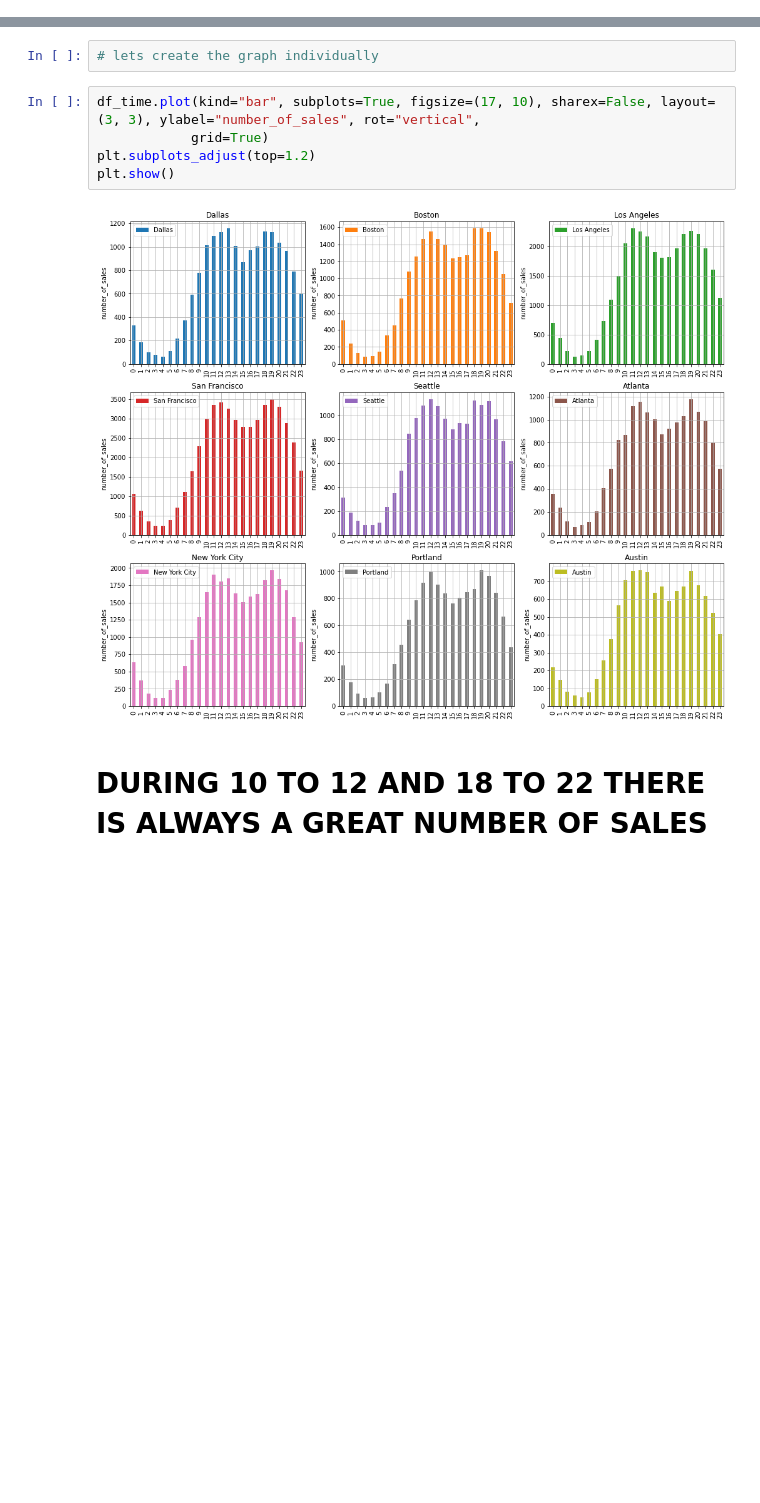
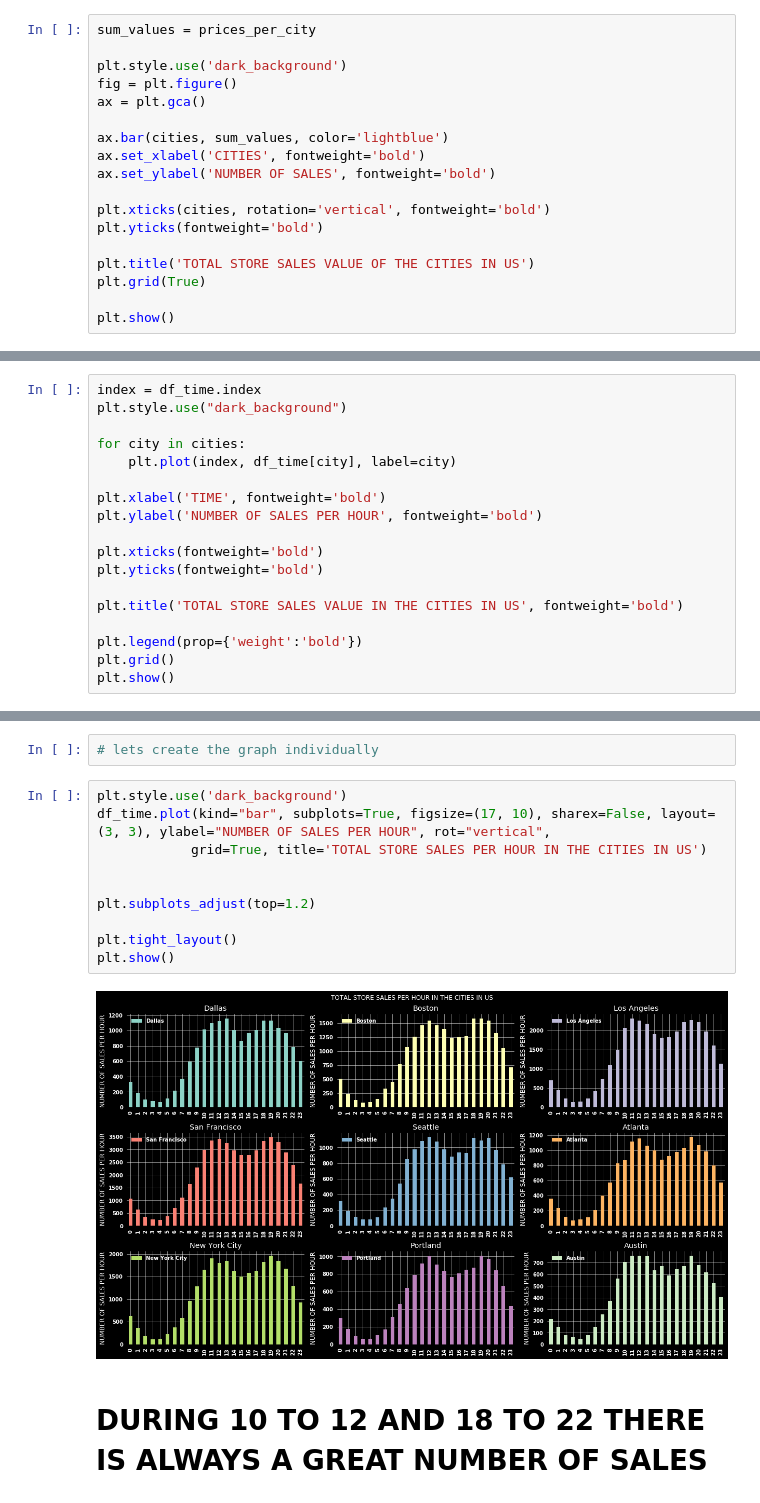
Before and after one commit to shoabahamed/python-projects, a Jupyter notebook: pandas_data_analysis/data_analysis.ipynb, the cells around one changed output, grey strips where cells are left out. Saved outputs shown, nothing was run; the diff lists cells and outputs as text; blank space fills up the shorter version.

```diff
--- a/pandas_data_analysis/data_analysis.ipynb
+++ b/pandas_data_analysis/data_analysis.ipynb
@@ -295,0 +283,18 @@ plt.show()
+# %%
+sum_values = prices_per_city
+
+plt.style.use('dark_background')
+fig = plt.figure()
+ax = plt.gca()
+
+ax.bar(cities, sum_values, color='lightblue')
+ax.set_xlabel('CITIES', fontweight='bold')
+ax.set_ylabel('NUMBER OF SALES', fontweight='bold')
+
+plt.xticks(cities, rotation='vertical', fontweight='bold')
+plt.yticks(fontweight='bold')
+
+plt.title('TOTAL STORE SALES VALUE OF THE CITIES IN US')
+plt.grid(True)
+
+plt.show()
@@ -391,0 +393,18 @@ plt.show()
+# %%
+index = df_time.index
+plt.style.use("dark_background")
+
+for city in cities:
+    plt.plot(index, df_time[city], label=city)
+
+plt.xlabel('TIME', fontweight='bold')
+plt.ylabel('NUMBER OF SALES PER HOUR', fontweight='bold')
+
+plt.xticks(fontweight='bold')
+plt.yticks(fontweight='bold')
+
+plt.title('TOTAL STORE SALES VALUE IN THE CITIES IN US', fontweight='bold')
+
+plt.legend(prop={'weight':'bold'})
+plt.grid()
+plt.show()
@@ -392,12 +413,17 @@ plt.show()
 # %%
 # lets create the graph individually
 # %%
-df_time.plot(kind="bar", subplots=True, figsize=(17, 10), sharex=False, layout=(3, 3), ylabel="number_of_sales", rot="vertical",
-            grid=True)
+plt.style.use('dark_background')
+df_time.plot(kind="bar", subplots=True, figsize=(17, 10), sharex=False, layout=(3, 3), ylabel="NUMBER OF SALES PER HOUR", rot="vertical",
+            grid=True, title='TOTAL STORE SALES PER HOUR IN THE CITIES IN US')
+
+
 plt.subplots_adjust(top=1.2)
+
+plt.tight_layout()
 plt.show()
 # %% [output]
-[figure, old version]
+[figure, new version]
 # %% [markdown]
 <h1>DURING 10 TO 12 AND 18 TO 22 THERE IS ALWAYS A GREAT NUMBER OF SALES </h1>
 # %% [markdown]
```
Also changed, not shown: parts of 19 cells of this notebook.
